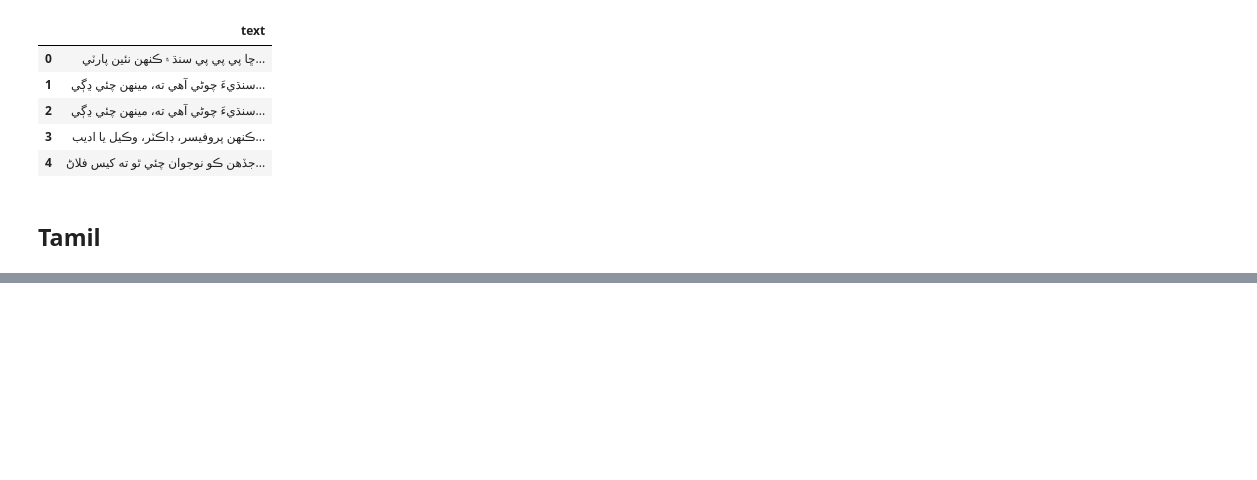
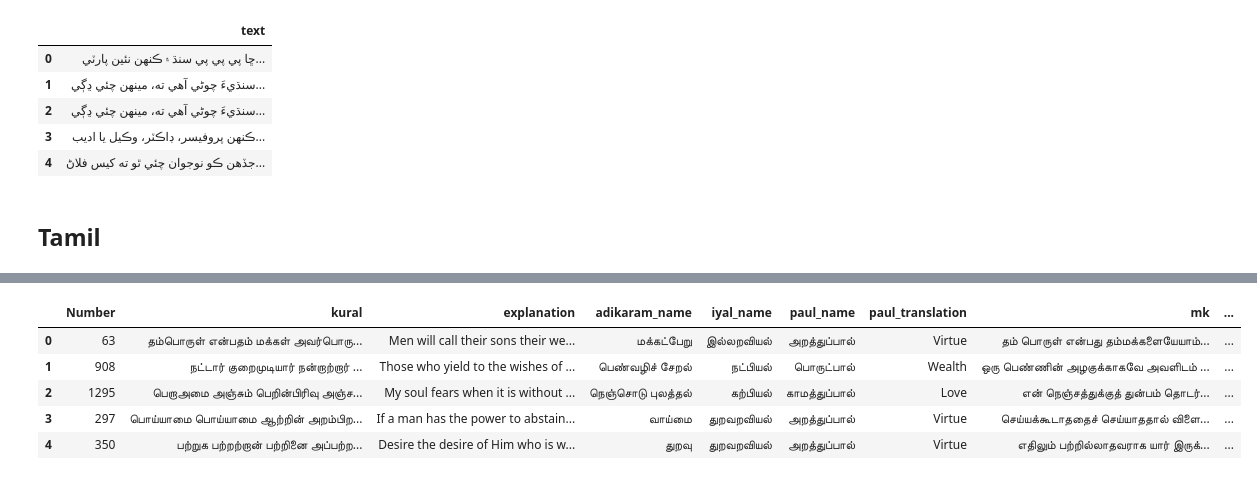
Before and after one commit to pranavagrawal321/Language-Identification, a Jupyter notebook: preprocessing.ipynb, the cells around one changed output, grey strips where cells are left out. Saved outputs shown, nothing was run; the diff lists cells and outputs as text; code cells hidden in the pictures; blank space fills up the shorter version.

```diff
--- a/preprocessing.ipynb
+++ b/preprocessing.ipynb
@@ -1872,0 +2044,11 @@ with open('datasets/Tamil/tamil_thirukkural_test.csv') as f:
+# %%
+d5 = pd.read_csv('datasets/Tamil/tamil_thirukkural_test.csv')
+# %%
+d5.head()
+# %% [output]
+|  | Number | kural | explanation | adikaram_name | iyal_name | paul_name | paul_translation | mk | ... |
+| 0 | 63 | தம்பொருள் என்பதம் மக்கள் அவர்பொரு... | Men will call their sons their we... | மக்கட்பேறு | இல்லறவியல் | அறத்துப்பால் | Virtue | தம் பொருள் என்பது தம்மக்களையேயாம்... | ... |
+| 1 | 908 | நட்டார் குறைமுடியார் நன்றாற்றார் ... | Those who yield to the wishes of ... | பெண்வழிச் சேறல் | நட்பியல் | பொருட்பால் | Wealth | ஒரு பெண்ணின் அழகுக்காகவே அவளிடம் ... | ... |
+| 2 | 1295 | பெறாஅமை அஞ்சும் பெறின்பிரிவு அஞ்ச... | My soul fears when it is without ... | நெஞ்சொடு புலத்தல் | கற்பியல் | காமத்துப்பால் | Love | என் நெஞ்சத்துக்குத் துன்பம் தொடர்... | ... |
+| 3 | 297 | பொய்யாமை பொய்யாமை ஆற்றின் அறம்பிற... | If a man has the power to abstain... | வாய்மை | துறவறவியல் | அறத்துப்பால் | Virtue | செய்யக்கூடாததைச் செய்யாததால் விளை... | ... |
+| 4 | 350 | பற்றுக பற்றற்றான் பற்றினை அப்பற்ற... | Desire the desire of Him who is w... | துறவு | துறவறவியல் | அறத்துப்பால் | Virtue | எதிலும் பற்றில்லாதவராக யார் இருக்... | ... |
```
Also changed, not shown: parts of 59 cells of this notebook.
